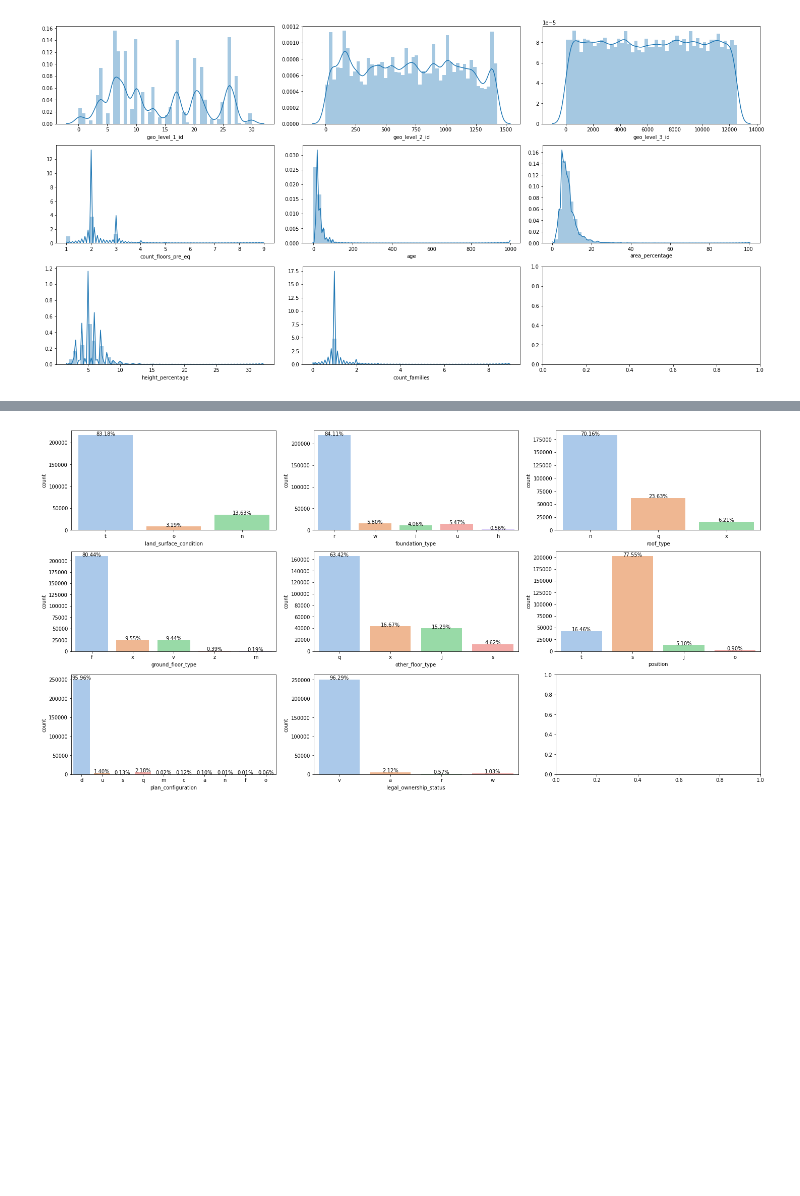
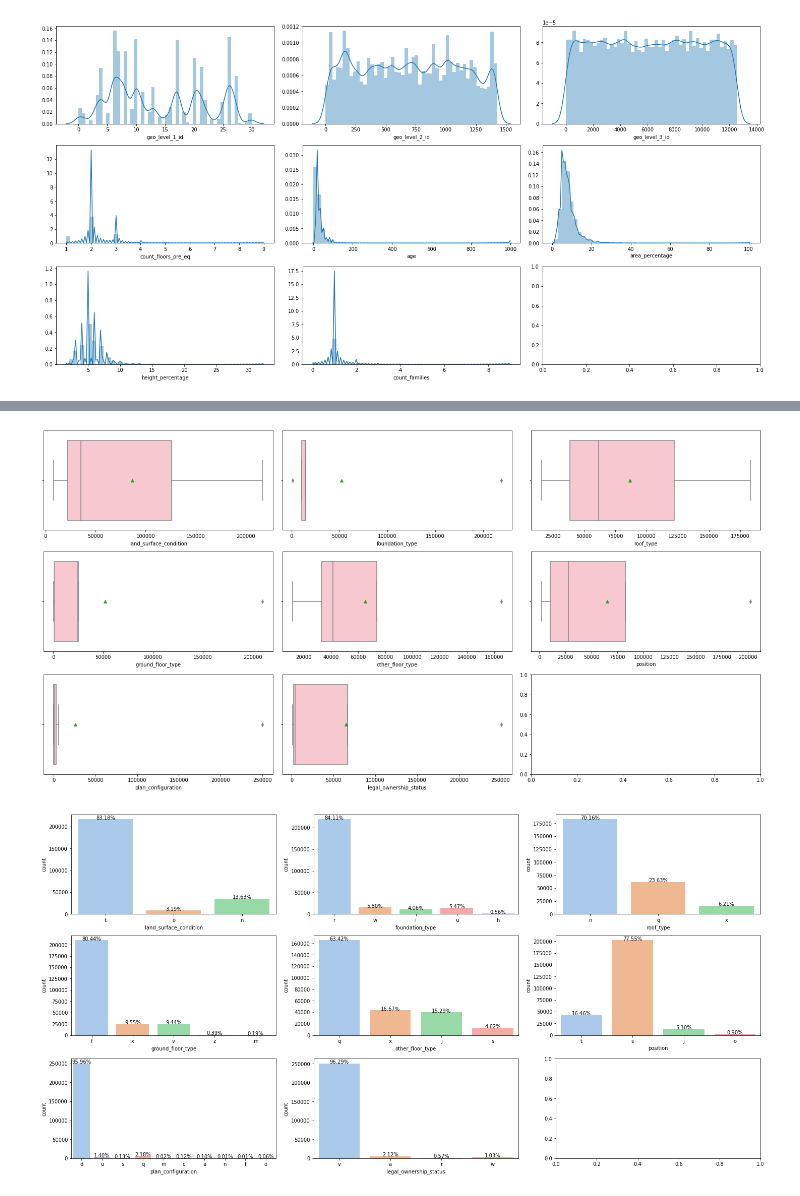
Before and after one commit to VandhanaV/Richetors-predictor-, a Jupyter notebook: RP.ipynb, the cells around one changed output, grey strips where cells are left out. Drawn from its saved outputs; the diff is of its cells as text; code cells hidden in the pictures; blank space fills up the shorter version.

```diff
--- a/RP.ipynb
+++ b/RP.ipynb
@@ -110,0 +133,4 @@ for ax,col in zip(axes,non_bin_cols):
+# %%
+for col in (cat_cols):
+  display(df[col].value_counts())
+  print("*"*70)
@@ -111,3 +175,11 @@ for ax,col in zip(axes,non_bin_cols):
+# %%
+fig, axes = plt.subplots(math.ceil(len(cat_cols) / 3), 3,constrained_layout=True, figsize=(20, 10))
+axes = axes.flatten()
+
+for ax,col in zip(axes,cat_cols):
+    sns.boxplot(df[col].value_counts(),ax=ax,color='pink',showmeans=True)
+# %% [output]
+[figure, added]
 # %%
 fig, axes = plt.subplots(math.ceil(len(cat_cols) / 3), 3,constrained_layout=True, figsize=(20, 10))
 axes = axes.flatten()
```
Also changed, not shown: parts of 37 cells of this notebook.
